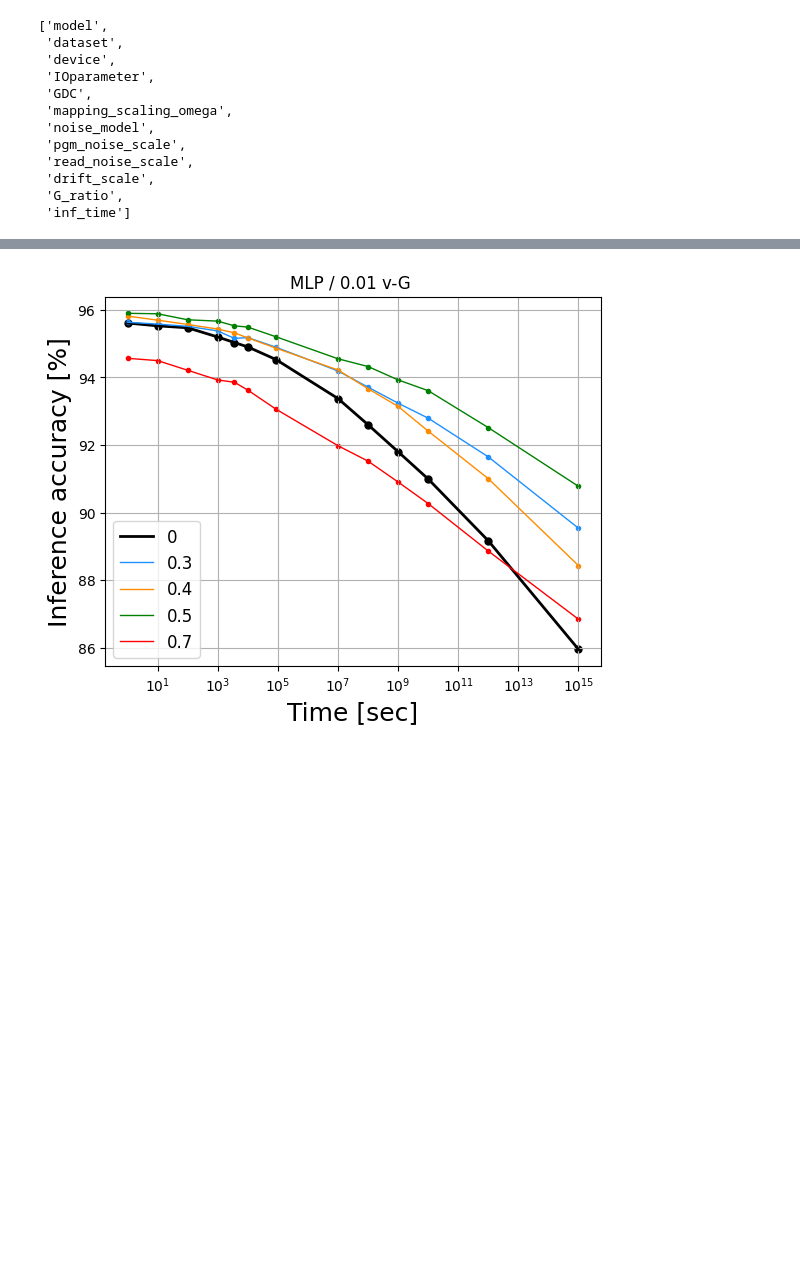
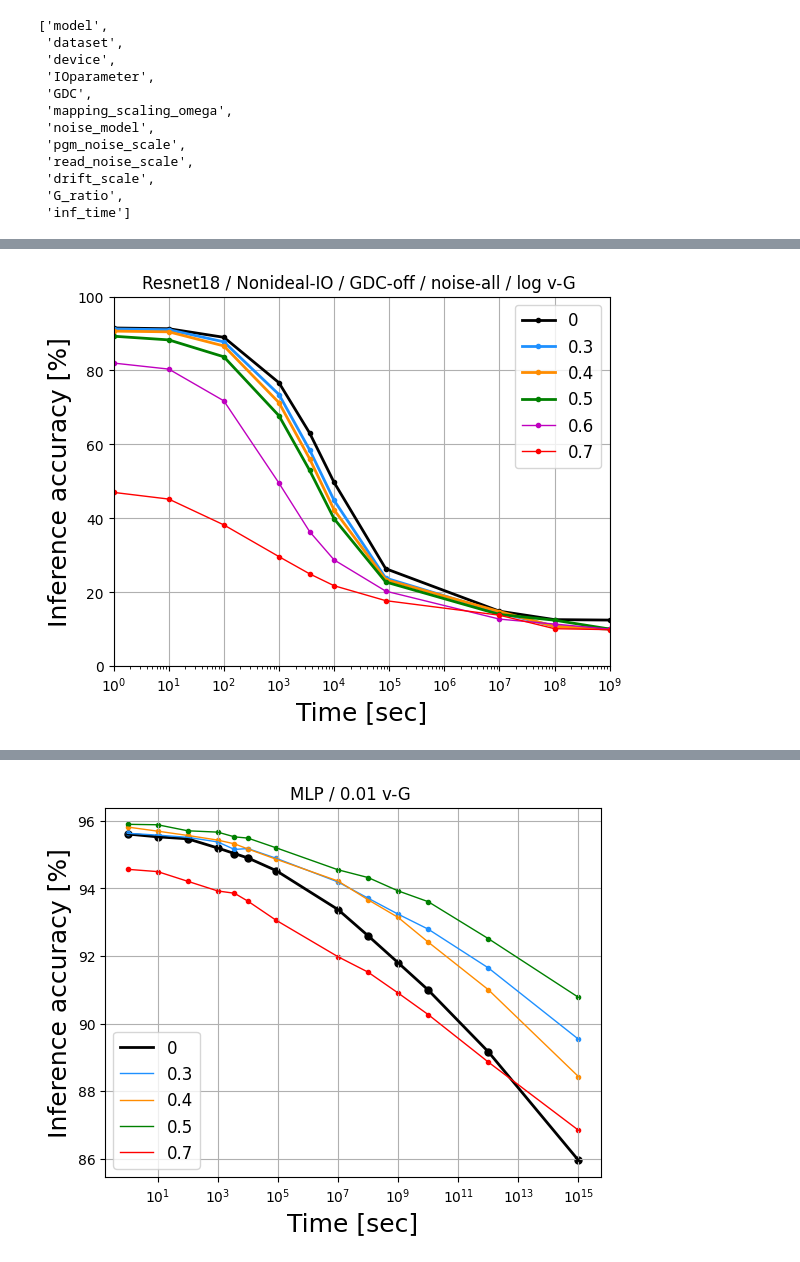
Before and after one commit to PRAM-weight-biasing/PRAM-weight-biasing, a Jupyter notebook: z_data_processing/241221_p_percent.ipynb, the cells around one changed output, grey strips where cells are left out. Cells and saved outputs as stored; diff of their text form; code cells hidden in the pictures; blank space fills up the shorter version.

```diff
--- a/z_data_processing/241221_p_percent.ipynb
+++ b/z_data_processing/241221_p_percent.ipynb
@@ -90,3 +79,29 @@ df_pivot_log
+# %%
+import matplotlib.pyplot as plt
+x = df_pivot_log['inf_time']
+
+plt.grid(True)
+
+plt.plot(x,df_pivot_log['-'], marker='.', label = '0', linewidth=2, color='k')
+plt.plot(x,df_pivot_log[0.3], marker='.', label = '0.3', linewidth=2, color='dodgerblue')
+plt.plot(x,df_pivot_log[0.4], marker='.', label = '0.4', linewidth=2, color='darkorange')
+plt.plot(x,df_pivot_log[0.5], marker='.', label = '0.5', linewidth=2, color='g')
+plt.plot(x,df_pivot_log[0.6], marker='.', label = '0.6', linewidth=1, color='m')
+plt.plot(x,df_pivot_log[0.7], marker='.', label = '0.7', linewidth=1, color='r')
+
+
+plt.title("Resnet18 / Nonideal-IO / GDC-off / noise-all / log v-G ")
+plt.legend(fontsize=12, loc='upper right', bbox_to_anchor=(1.0, 1.0))
+plt.xlabel('Time [sec]',fontsize=18)
+plt.ylabel('Inference accuracy [%]', fontsize=18) #, fontweight='demi'
+# plt.xticks(fontsize/14)
+
+plt.ylim(0,100)
+plt.xlim(1,1000000000)
+plt.xscale('log')
+plt.show()
+# %% [output]
+[figure, added]
 # %%
 import matplotlib.pyplot as plt
 
```
Also changed, not shown: parts of 11 cells of this notebook, 1 other file.
